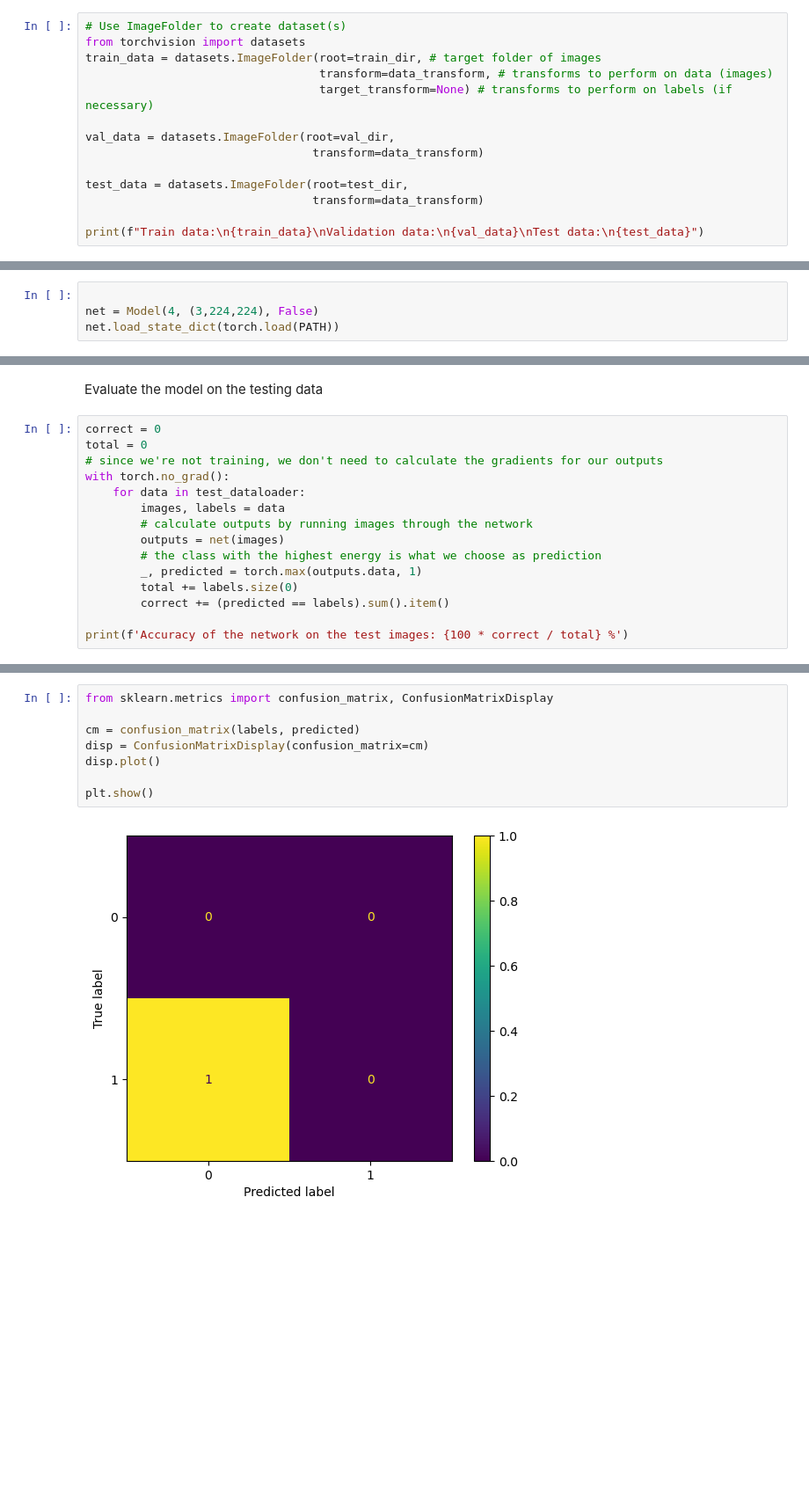
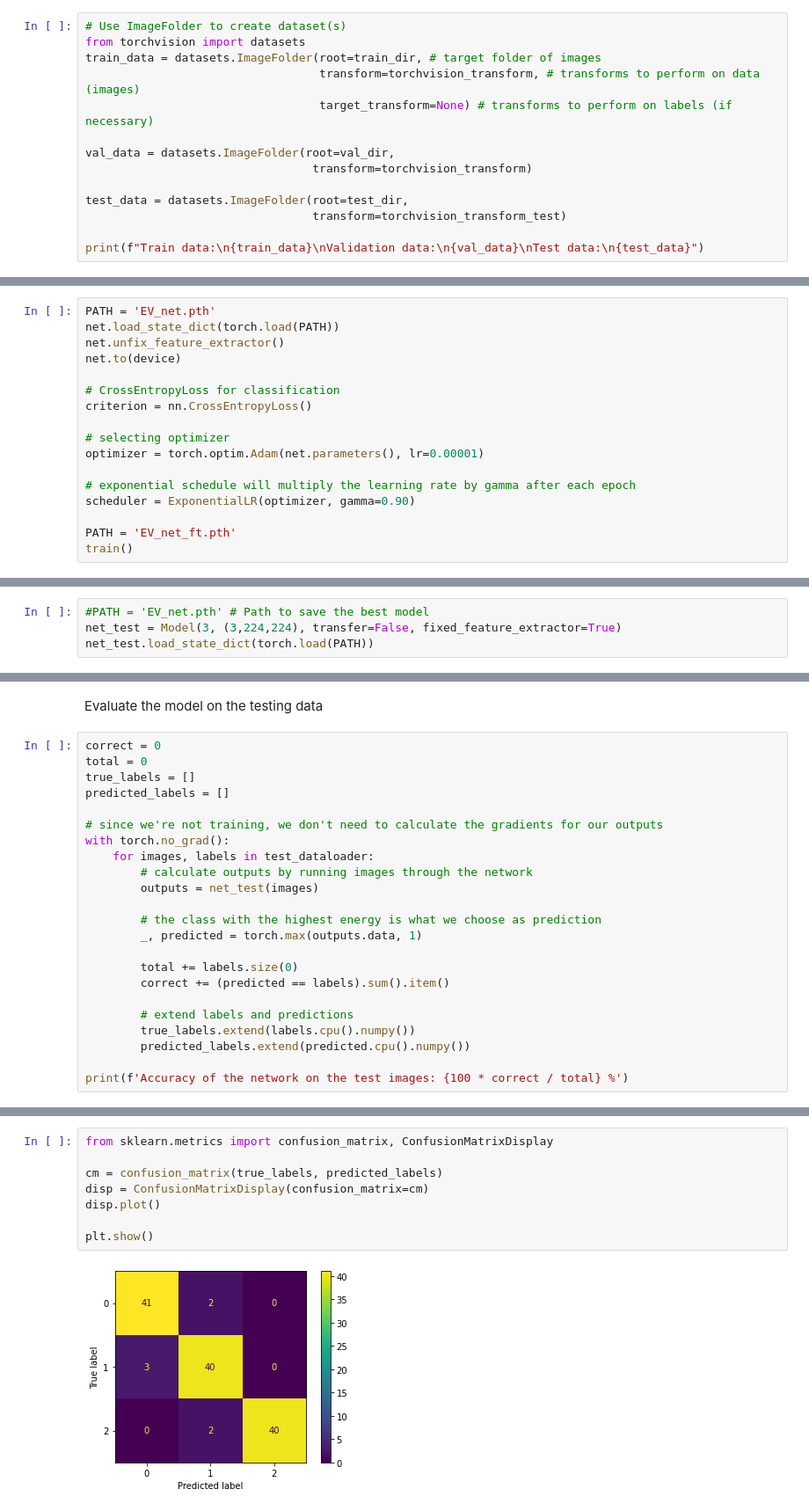
Before and after one commit to sandersen007/ENSF645_FinalProject, a Jupyter notebook: ENSF645_FinalProject.ipynb, the cells around one changed output, grey strips where cells are left out. Shown at 88% size. Saved outputs shown, nothing was run; the diff lists cells and outputs as text; blank space fills up the shorter version.

```diff
--- a/ENSF645_FinalProject.ipynb
+++ b/ENSF645_FinalProject.ipynb
@@ -206,14 +206,14 @@ plot_transformed_images(image_path_list,
 # Use ImageFolder to create dataset(s)
 from torchvision import datasets
 train_data = datasets.ImageFolder(root=train_dir, # target folder of images
-                                  transform=data_transform, # transforms to perform on data (images)
+                                  transform=torchvision_transform, # transforms to perform on data (images)
                                   target_transform=None) # transforms to perform on labels (if necessary)
 
 val_data = datasets.ImageFolder(root=val_dir,
-                                 transform=data_transform)
+                                 transform=torchvision_transform)
 
 test_data = datasets.ImageFolder(root=test_dir,
-                                 transform=data_transform)
+                                 transform=torchvision_transform_test)
 
 print(f"Train data:\n{train_data}\nValidation data:\n{val_data}\nTest data:\n{test_data}")
 # %% [output]
@@ -503,0 +504,17 @@ Finished Training
+# %%
+PATH = 'EV_net.pth'
+net.load_state_dict(torch.load(PATH))
+net.unfix_feature_extractor()
+net.to(device)
+
+# CrossEntropyLoss for classification
+criterion = nn.CrossEntropyLoss()
+
+# selecting optimizer
+optimizer = torch.optim.Adam(net.parameters(), lr=0.00001)
+
+# exponential schedule will multiply the learning rate by gamma after each epoch
+scheduler = ExponentialLR(optimizer, gamma=0.90)
+
+PATH = 'EV_net_ft.pth'
+train()
@@ -504,9 +539,9 @@ Finished Training
 # %% [markdown]
 Load the best model found to be used for testing
 # %%
-
-net = Model(4, (3,224,224), False)
-net.load_state_dict(torch.load(PATH))
+#PATH = 'EV_net.pth' # Path to save the best model
+net_test = Model(3, (3,224,224), transfer=False, fixed_feature_extractor=True)
+net_test.load_state_dict(torch.load(PATH))
 # %% [output]
 <All keys matched successfully>
 # %% [markdown]
@@ -514,16 +549,24 @@ Evaluate the model on the testing data
 # %%
 correct = 0
 total = 0
+true_labels = []
+predicted_labels = []
+
 # since we're not training, we don't need to calculate the gradients for our outputs
 with torch.no_grad():
-    for data in test_dataloader:
-        images, labels = data
+    for images, labels in test_dataloader:
         # calculate outputs by running images through the network
-        outputs = net(images)
+        outputs = net_test(images)
+
         # the class with the highest energy is what we choose as prediction
         _, predicted = torch.max(outputs.data, 1)
+
         total += labels.size(0)
         correct += (predicted == labels).sum().item()
 
+        # extend labels and predictions
+        true_labels.extend(labels.cpu().numpy())
+        predicted_labels.extend(predicted.cpu().numpy())
+
 print(f'Accuracy of the network on the test images: {100 * correct / total} %')
 # %% [output]
@@ -531,10 +574,10 @@ Accuracy of the network on the test images: 35.15625 %
 # %%
 from sklearn.metrics import confusion_matrix, ConfusionMatrixDisplay
 
-cm = confusion_matrix(labels, predicted)
+cm = confusion_matrix(true_labels, predicted_labels)
 disp = ConfusionMatrixDisplay(confusion_matrix=cm)
 disp.plot()
 
 plt.show()
 # %% [output]
-[figure, old version]
+[figure, new version]
```
Also changed, not shown: parts of 29 cells of this notebook.
